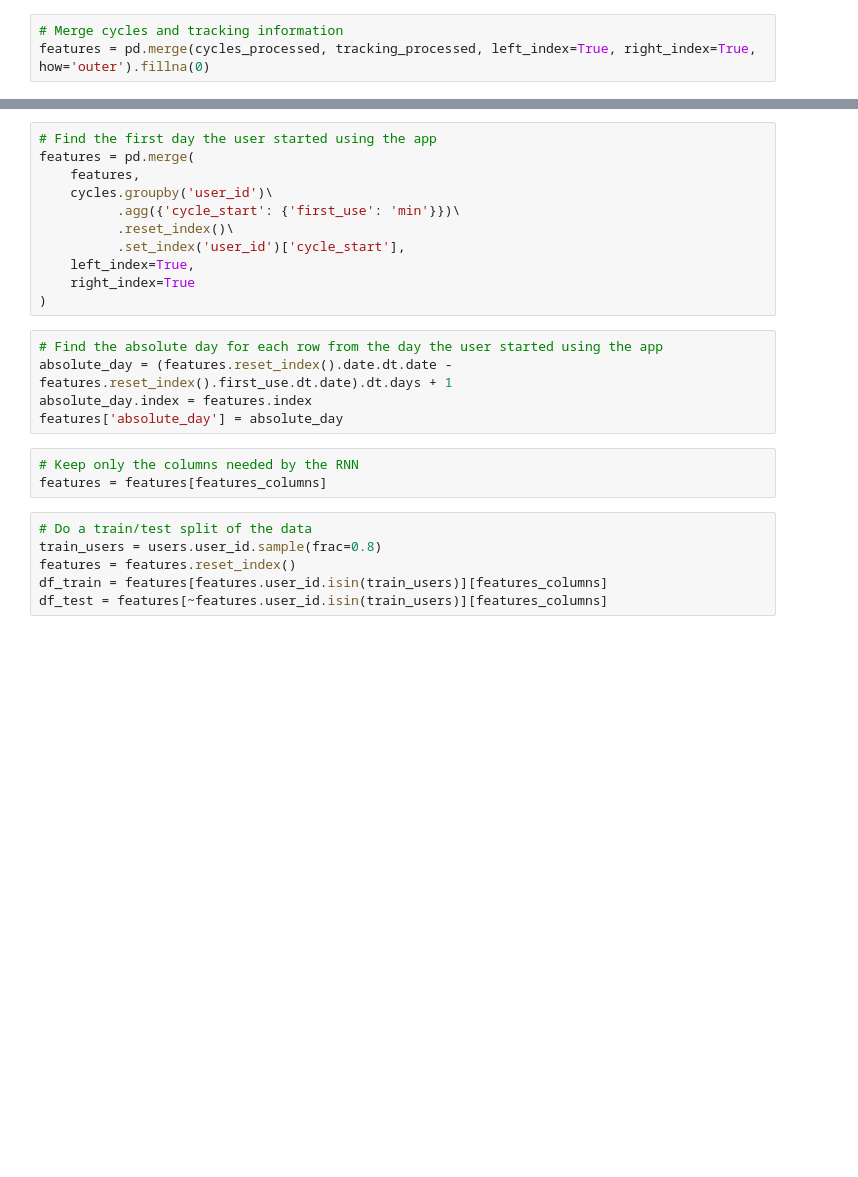
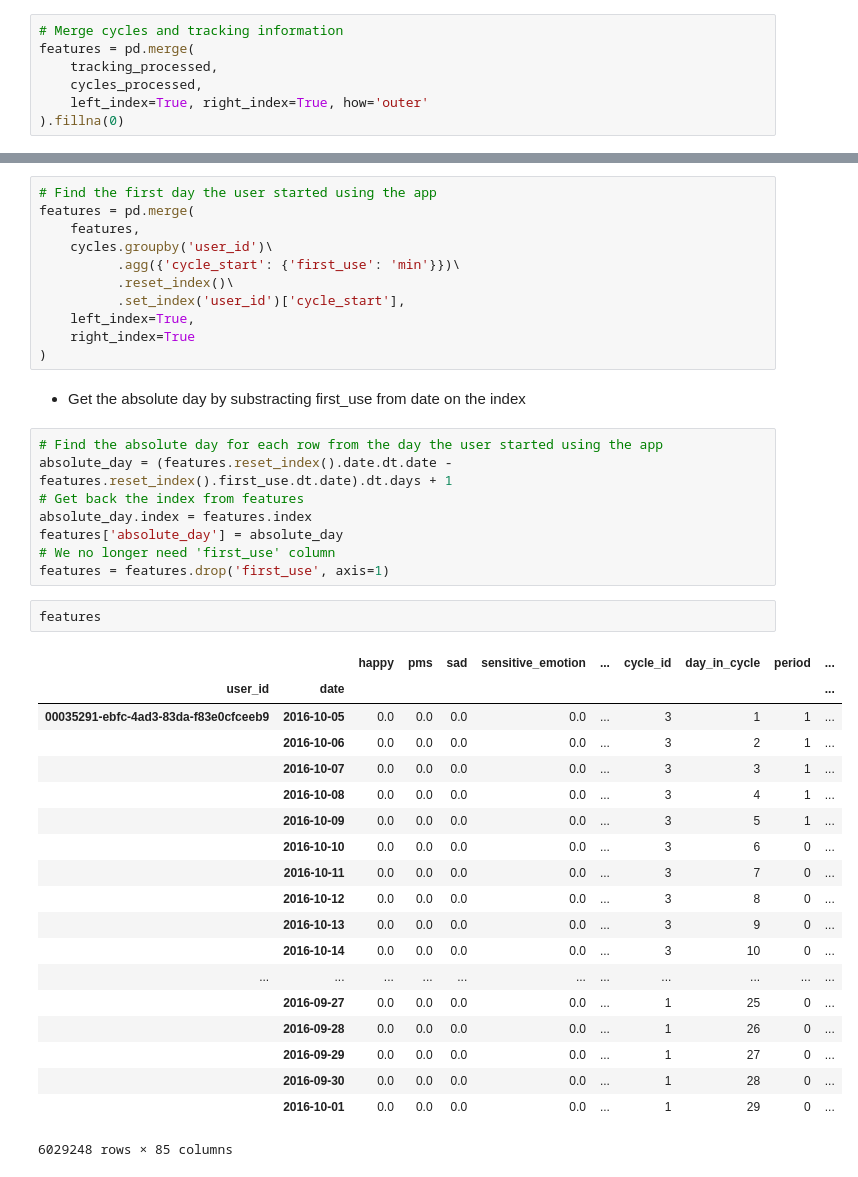
Before and after one commit to felipeam86/clue_hackathon_code, a Jupyter notebook: notebooks/1.0-Prepare-training-data.ipynb, the cells around one changed output, grey strips where cells are left out. Cells and saved outputs as stored; diff of their text form; blank space fills up the shorter version.

```diff
--- a/notebooks/1.0-Prepare-training-data.ipynb
+++ b/notebooks/1.0-Prepare-training-data.ipynb
@@ -13,3 +52,7 @@ tracking_processed = process_tracking(tracking)
 # %%
 # Merge cycles and tracking information
-features = pd.merge(cycles_processed, tracking_processed, left_index=True, right_index=True, how='outer').fillna(0)
+features = pd.merge(
+    tracking_processed,
+    cycles_processed,
+    left_index=True, right_index=True, how='outer'
+).fillna(0)
@@ -24,17 +93,35 @@ features = pd.merge(
     left_index=True,
     right_index=True
 )
+# %% [markdown]
+- Get the absolute day by substracting first_use from date on the index
 # %%
 # Find the absolute day for each row from the day the user started using the app
 absolute_day = (features.reset_index().date.dt.date - features.reset_index().first_use.dt.date).dt.days + 1
+# Get back the index from features
 absolute_day.index = features.index
 features['absolute_day'] = absolute_day
+# We no longer need 'first_use' column
+features = features.drop('first_use', axis=1)
-# %%
-# Keep only the columns needed by the RNN
-features = features[features_columns]
-# %%
-# Do a train/test split of the data
-train_users = users.user_id.sample(frac=0.8)
-features = features.reset_index()
-df_train = features[features.user_id.isin(train_users)][features_columns]
-df_test = features[~features.user_id.isin(train_users)][features_columns]
+# %%
+features
+# %% [output]
+|  |  | happy | pms | sad | sensitive_emotion | ... | cycle_id | day_in_cycle | period | ... |
+| user_id | date |  |  |  |  |  |  |  |  | ... |
+| 00035291-ebfc-4ad3-83da-f83e0cfceeb9 | 2016-10-05 | 0.0 | 0.0 | 0.0 | 0.0 | ... | 3 | 1 | 1 | ... |
+|  | 2016-10-06 | 0.0 | 0.0 | 0.0 | 0.0 | ... | 3 | 2 | 1 | ... |
+|  | 2016-10-07 | 0.0 | 0.0 | 0.0 | 0.0 | ... | 3 | 3 | 1 | ... |
+|  | 2016-10-08 | 0.0 | 0.0 | 0.0 | 0.0 | ... | 3 | 4 | 1 | ... |
+|  | 2016-10-09 | 0.0 | 0.0 | 0.0 | 0.0 | ... | 3 | 5 | 1 | ... |
+|  | 2016-10-10 | 0.0 | 0.0 | 0.0 | 0.0 | ... | 3 | 6 | 0 | ... |
+|  | 2016-10-11 | 0.0 | 0.0 | 0.0 | 0.0 | ... | 3 | 7 | 0 | ... |
+|  | 2016-10-12 | 0.0 | 0.0 | 0.0 | 0.0 | ... | 3 | 8 | 0 | ... |
+|  | 2016-10-13 | 0.0 | 0.0 | 0.0 | 0.0 | ... | 3 | 9 | 0 | ... |
+|  | 2016-10-14 | 0.0 | 0.0 | 0.0 | 0.0 | ... | 3 | 10 | 0 | ... |
+| ... | ... | ... | ... | ... | ... | ... | ... | ... | ... | ... |
+|  | 2016-09-27 | 0.0 | 0.0 | 0.0 | 0.0 | ... | 1 | 25 | 0 | ... |
+|  | 2016-09-28 | 0.0 | 0.0 | 0.0 | 0.0 | ... | 1 | 26 | 0 | ... |
+|  | 2016-09-29 | 0.0 | 0.0 | 0.0 | 0.0 | ... | 1 | 27 | 0 | ... |
+|  | 2016-09-30 | 0.0 | 0.0 | 0.0 | 0.0 | ... | 1 | 28 | 0 | ... |
+|  | 2016-10-01 | 0.0 | 0.0 | 0.0 | 0.0 | ... | 1 | 29 | 0 | ... |
+6029248 rows × 85 columns
```
Also changed, not shown: parts of 11 cells of this notebook.
